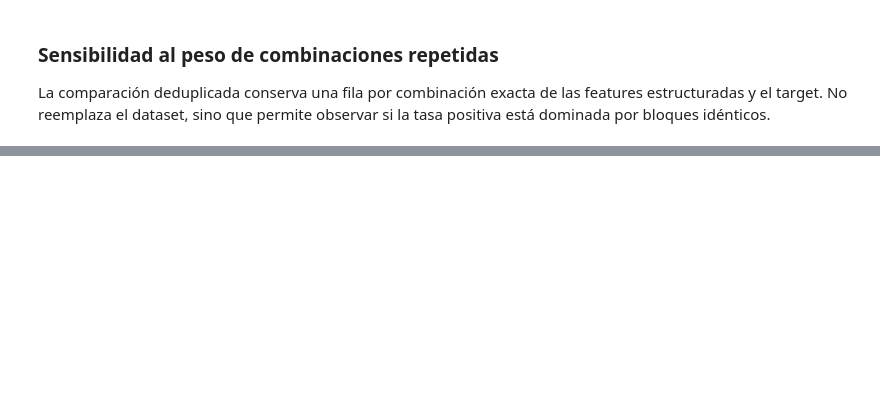
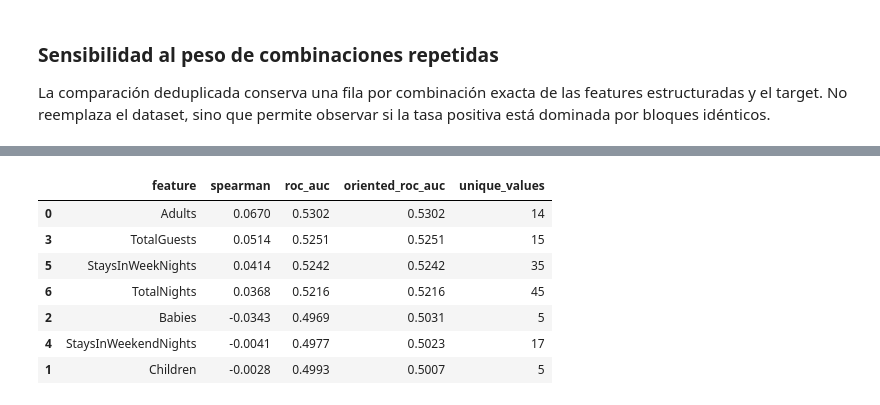
Before and after one commit to Lithium582/Obligatorio2026, a Jupyter notebook: notebooks/03_feature_analysis.ipynb, the cells around one changed output, grey strips where cells are left out. Drawn from its saved outputs; the diff is of its cells as text; code cells hidden in the pictures; blank space fills up the shorter version.

```diff
--- a/notebooks/03_feature_analysis.ipynb
+++ b/notebooks/03_feature_analysis.ipynb
@@ -1606,0 +1731,32 @@ Si la diferencia entre cero y positivo se mantiene en ambos hoteles, varios año
+# %%
+guest_night_variables = [
+    "Adults", "Children", "Babies", "TotalGuests",
+    "StaysInWeekendNights", "StaysInWeekNights", "TotalNights",
+]
+guest_night_univariate_records = []
+for column in guest_night_variables:
+    values = guests_nights_df[column]
+    valid_mask = values.notna()
+    valid_values = values.loc[valid_mask]
+    valid_target = guests_nights_df.loc[valid_mask, "IsCanceled"]
+    auc = roc_auc_score(valid_target, valid_values)
+    guest_night_univariate_records.append({
+        "feature": column,
+        "spearman": valid_values.corr(valid_target, method="spearman"),
+        "roc_auc": auc,
+        "oriented_roc_auc": max(auc, 1 - auc),
+        "unique_values": valid_values.nunique(),
+    })
+guest_night_univariate = pd.DataFrame(guest_night_univariate_records).sort_values(
+    "oriented_roc_auc", ascending=False
+)
+display(guest_night_univariate.round(4))
+# %% [output]
+|  | feature | spearman | roc_auc | oriented_roc_auc | unique_values |
+| 0 | Adults | 0.0670 | 0.5302 | 0.5302 | 14 |
+| 3 | TotalGuests | 0.0514 | 0.5251 | 0.5251 | 15 |
+| 5 | StaysInWeekNights | 0.0414 | 0.5242 | 0.5242 | 35 |
+| 6 | TotalNights | 0.0368 | 0.5216 | 0.5216 | 45 |
+| 2 | Babies | -0.0343 | 0.4969 | 0.5031 | 5 |
+| 4 | StaysInWeekendNights | -0.0041 | 0.4977 | 0.5023 | 17 |
+| 1 | Children | -0.0028 | 0.4993 | 0.5007 | 5 |
```
Also changed, not shown: parts of 11 cells of this notebook.
